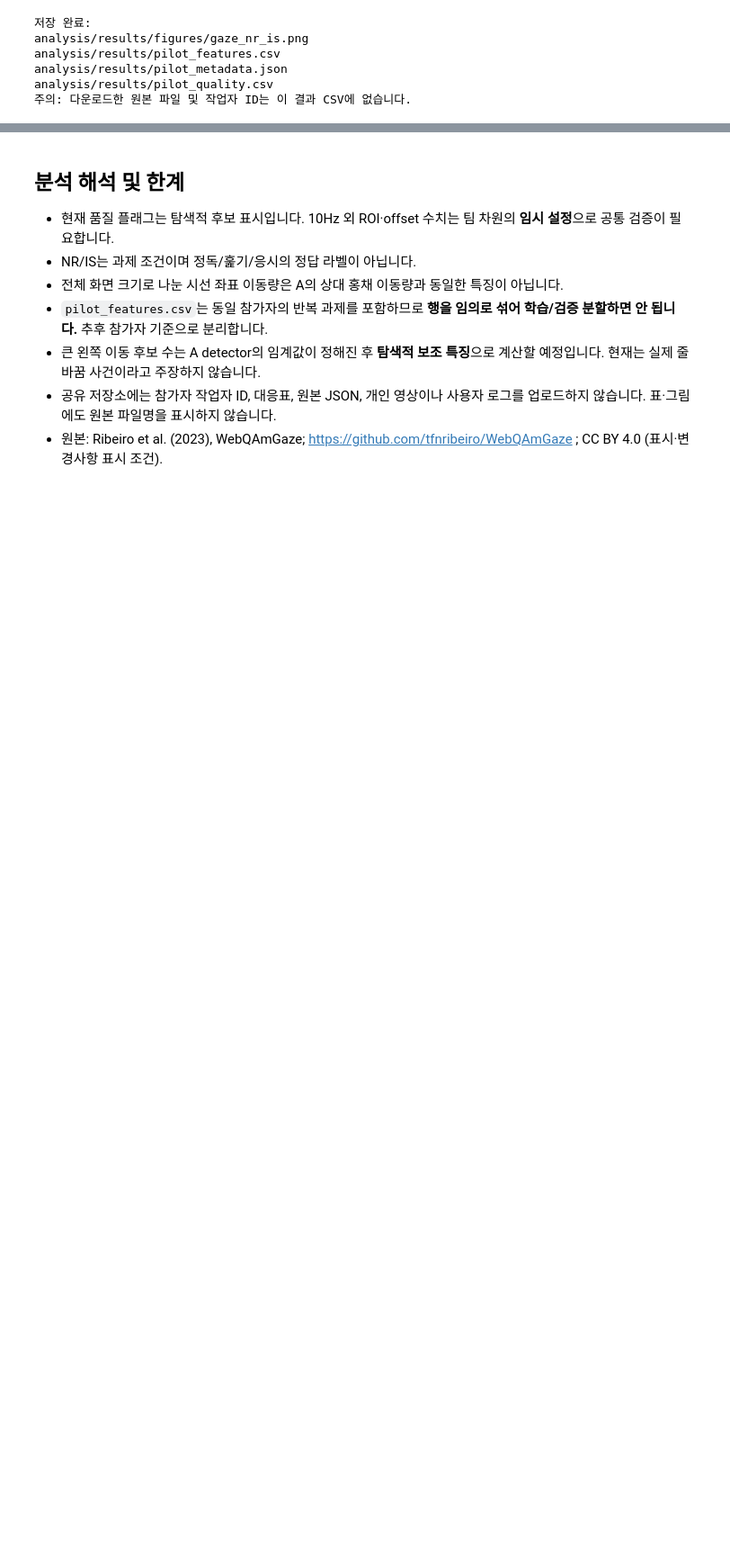
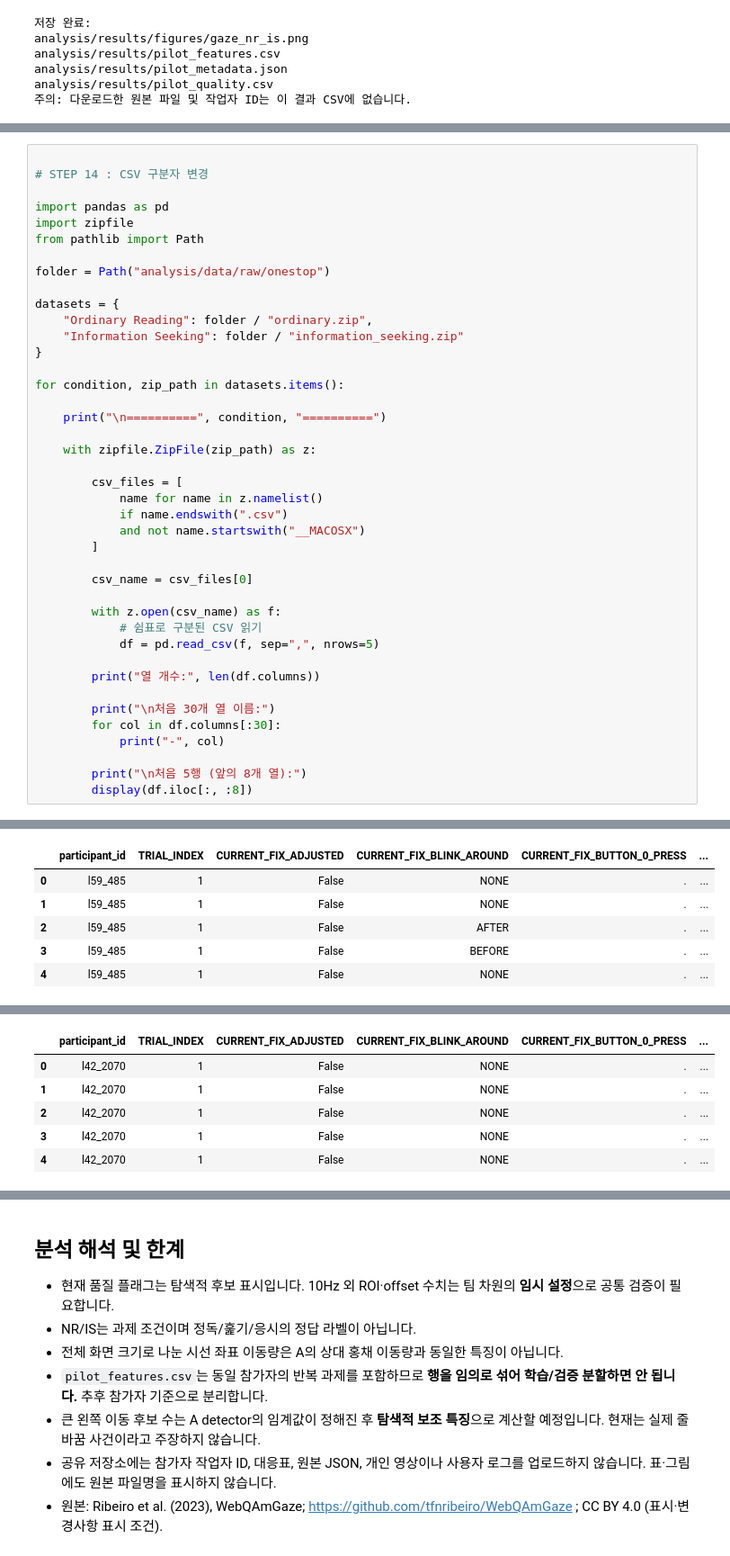
Before and after one commit to kuyhxl/NunDojang, a Jupyter notebook: analysis/notebooks/01_webqamgaze_pilot.ipynb, the cells around one changed output, grey strips where cells are left out. Shown at 90% size. Cells and saved outputs as stored; diff of their text form; blank space fills up the shorter version.

```diff
--- a/analysis/notebooks/01_webqamgaze_pilot.ipynb
+++ b/analysis/notebooks/01_webqamgaze_pilot.ipynb
@@ -246,0 +1424,42 @@ analysis/results/pilot_quality.csv
+# %%
+
+# STEP 14 : CSV 구분자 변경
+
+import pandas as pd
+import zipfile
+from pathlib import Path
+
+folder = Path("analysis/data/raw/onestop")
+
+datasets = {
+    "Ordinary Reading": folder / "ordinary.zip",
+    "Information Seeking": folder / "information_seeking.zip"
+}
+
+for condition, zip_path in datasets.items():
+
+    print("\n==========", condition, "==========")
+
+    with zipfile.ZipFile(zip_path) as z:
+
+        csv_files = [
+            name for name in z.namelist()
+            if name.endswith(".csv")
+            and not name.startswith("__MACOSX")
+        ]
+
+        csv_name = csv_files[0]
+
+        with z.open(csv_name) as f:
+            # 쉼표로 구분된 CSV 읽기
+            df = pd.read_csv(f, sep=",", nrows=5)
+
+        print("열 개수:", len(df.columns))
+
+        print("\n처음 30개 열 이름:")
+        for col in df.columns[:30]:
+            print("-", col)
+
+        print("\n처음 5행 (앞의 8개 열):")
+        display(df.iloc[:, :8])
+# %% [output]
@@ -246,0 +1483,6 @@ analysis/results/pilot_quality.csv
+|  | participant_id | TRIAL_INDEX | CURRENT_FIX_ADJUSTED | CURRENT_FIX_BLINK_AROUND | CURRENT_FIX_BUTTON_0_PRESS | ... |
+| 0 | l59_485 | 1 | False | NONE | . | ... |
+| 1 | l59_485 | 1 | False | NONE | . | ... |
+| 2 | l59_485 | 1 | False | AFTER | . | ... |
+| 3 | l59_485 | 1 | False | BEFORE | . | ... |
+| 4 | l59_485 | 1 | False | NONE | . | ... |
@@ -246,0 +1506,6 @@ analysis/results/pilot_quality.csv
+|  | participant_id | TRIAL_INDEX | CURRENT_FIX_ADJUSTED | CURRENT_FIX_BLINK_AROUND | CURRENT_FIX_BUTTON_0_PRESS | ... |
+| 0 | l42_2070 | 1 | False | NONE | . | ... |
+| 1 | l42_2070 | 1 | False | NONE | . | ... |
+| 2 | l42_2070 | 1 | False | NONE | . | ... |
+| 3 | l42_2070 | 1 | False | NONE | . | ... |
+| 4 | l42_2070 | 1 | False | NONE | . | ... |
```
Also changed, not shown: parts of 20 cells of this notebook.
